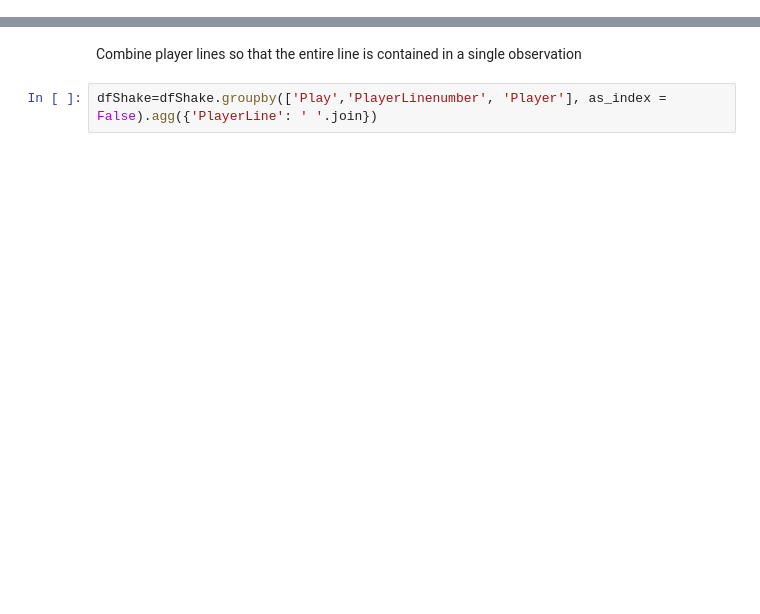
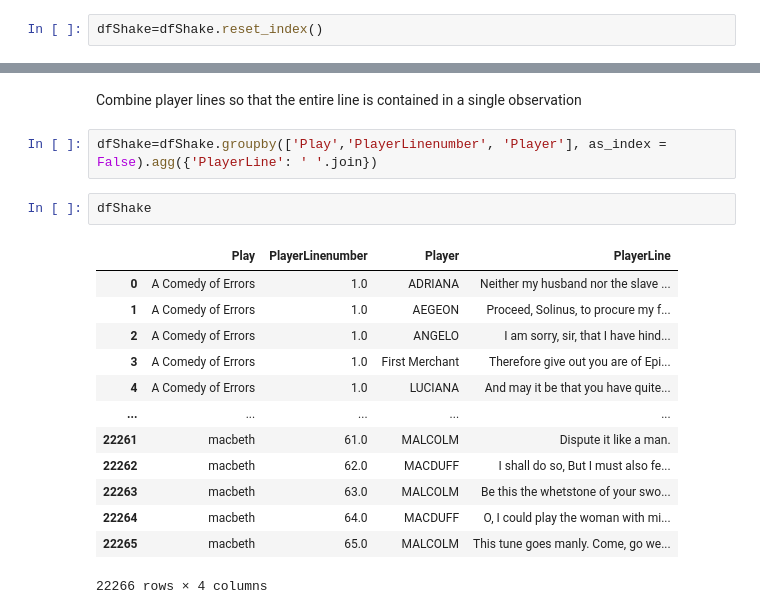
Before and after one commit to anissakhan/731-Project-2-Khan, a Jupyter notebook: Notebooks/731Project2-Notebook.ipynb, the cells around one changed output, grey strips where cells are left out. Saved outputs shown, nothing was run; the diff lists cells and outputs as text; blank space fills up the shorter version.

```diff
--- a/Notebooks/731Project2-Notebook.ipynb
+++ b/Notebooks/731Project2-Notebook.ipynb
@@ -40,0 +134,2 @@ dfShake.head()
+# %%
+dfShake=dfShake.reset_index()
@@ -42,3 +153,19 @@ dfShake.head()
 Combine player lines so that the entire line is contained in a single observation
 # %%
 dfShake=dfShake.groupby(['Play','PlayerLinenumber', 'Player'], as_index = False).agg({'PlayerLine': ' '.join})
+# %%
+dfShake
+# %% [output]
+|  | Play | PlayerLinenumber | Player | PlayerLine |
+| 0 | A Comedy of Errors | 1.0 | ADRIANA | Neither my husband nor the slave ... |
+| 1 | A Comedy of Errors | 1.0 | AEGEON | Proceed, Solinus, to procure my f... |
+| 2 | A Comedy of Errors | 1.0 | ANGELO | I am sorry, sir, that I have hind... |
+| 3 | A Comedy of Errors | 1.0 | First Merchant | Therefore give out you are of Epi... |
+| 4 | A Comedy of Errors | 1.0 | LUCIANA | And may it be that you have quite... |
+| ... | ... | ... | ... | ... |
+| 22261 | macbeth | 61.0 | MALCOLM | Dispute it like a man. |
+| 22262 | macbeth | 62.0 | MACDUFF | I shall do so, But I must also fe... |
+| 22263 | macbeth | 63.0 | MALCOLM | Be this the whetstone of your swo... |
+| 22264 | macbeth | 64.0 | MACDUFF | O, I could play the woman with mi... |
+| 22265 | macbeth | 65.0 | MALCOLM | This tune goes manly. Come, go we... |
+22266 rows × 4 columns
```
Also changed, not shown: parts of 30 cells of this notebook, 1 other file.
